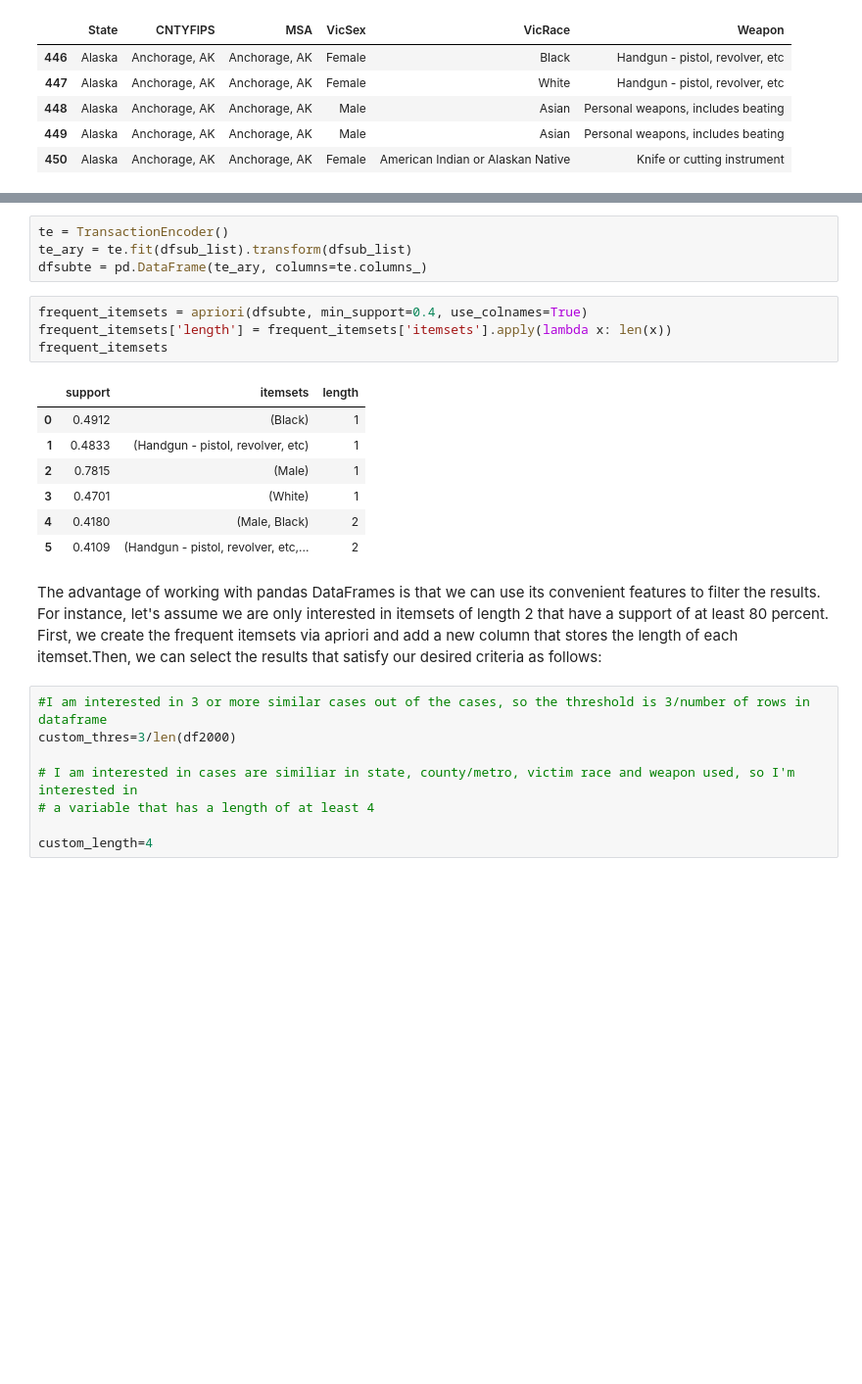
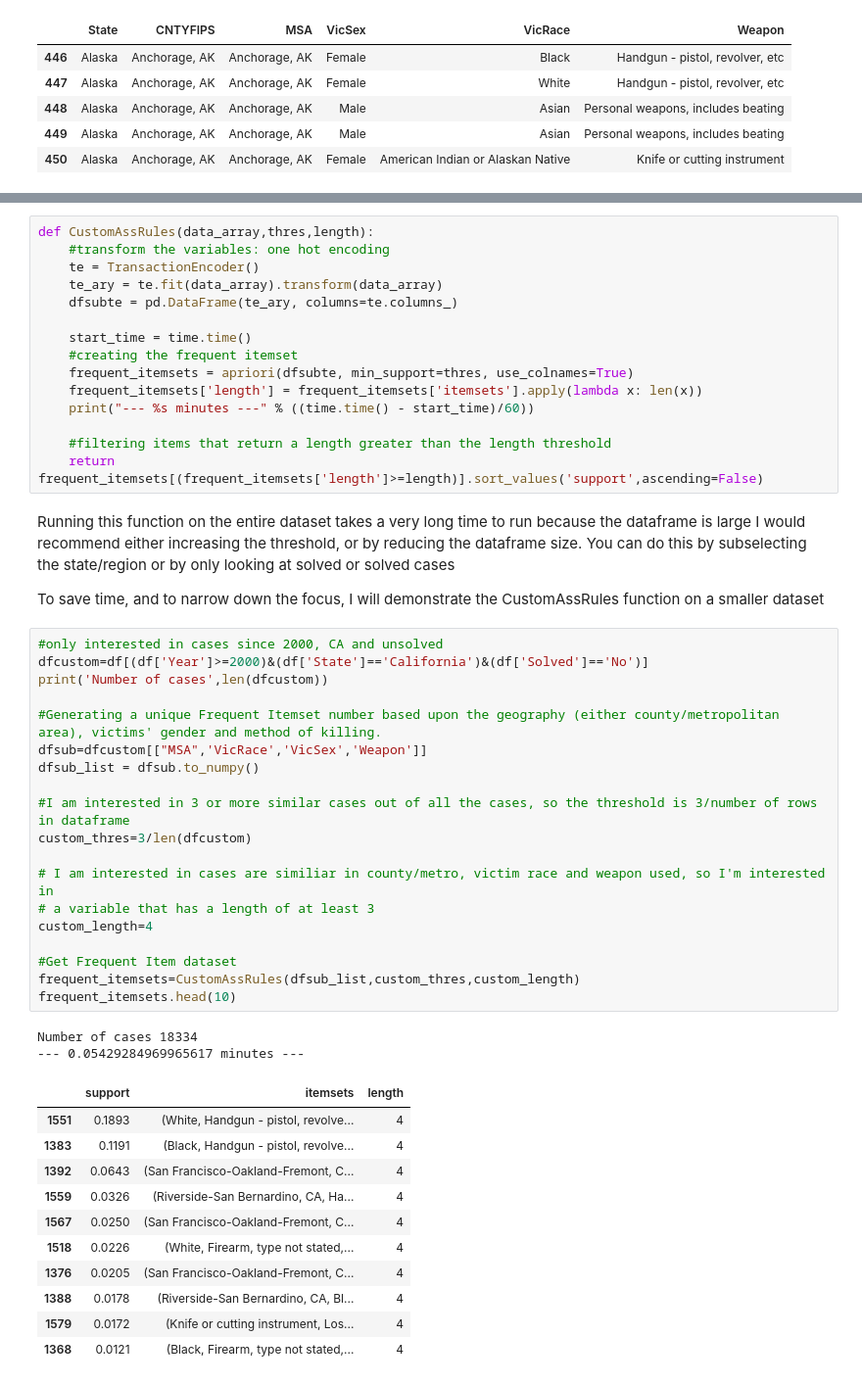
Before and after one commit to artificialnouveau/MAPdata, a Jupyter notebook: MAP Associate Rule Mining.ipynb, the cells around one changed output, grey strips where cells are left out. Shown: that part at 98% size. Cells and saved outputs as stored; diff of their text form; blank space fills up the shorter version.

```diff
--- a/MAP Associate Rule Mining.ipynb
+++ b/MAP Associate Rule Mining.ipynb
@@ -190,26 +192,52 @@ The apriori function expects data in a one-hot encoded pandas DataFrame.
-# %%
-te = TransactionEncoder()
-te_ary = te.fit(dfsub_list).transform(dfsub_list)
-dfsubte = pd.DataFrame(te_ary, columns=te.columns_)
-# %%
-frequent_itemsets = apriori(dfsubte, min_support=0.4, use_colnames=True)
-frequent_itemsets['length'] = frequent_itemsets['itemsets'].apply(lambda x: len(x))
-frequent_itemsets
-# %% [output]
-|  | support | itemsets | length |
-| 0 | 0.4912 | (Black) | 1 |
-| 1 | 0.4833 | (Handgun - pistol, revolver, etc) | 1 |
-| 2 | 0.7815 | (Male) | 1 |
-| 3 | 0.4701 | (White) | 1 |
-| 4 | 0.4180 | (Male, Black) | 2 |
-| 5 | 0.4109 | (Handgun - pistol, revolver, etc,... | 2 |
-# %% [markdown]
-The advantage of working with pandas DataFrames is that we can use its convenient features to filter the results. For instance, let's assume we are only interested in itemsets of length 2 that have a support of at least 80 percent. First, we create the frequent itemsets via apriori and add a new column that stores the length of each itemset.Then, we can select the results that satisfy our desired criteria as follows:
+# %%
+def CustomAssRules(data_array,thres,length):
+    #transform the variables: one hot encoding
+    te = TransactionEncoder()
+    te_ary = te.fit(data_array).transform(data_array)
+    dfsubte = pd.DataFrame(te_ary, columns=te.columns_)
+
+    start_time = time.time()
+    #creating the frequent itemset
+    frequent_itemsets = apriori(dfsubte, min_support=thres, use_colnames=True)
+    frequent_itemsets['length'] = frequent_itemsets['itemsets'].apply(lambda x: len(x))
+    print("--- %s minutes ---" % ((time.time() - start_time)/60))
+
+    #filtering items that return a length greater than the length threshold
+    return frequent_itemsets[(frequent_itemsets['length']>=length)].sort_values('support',ascending=False)
+# %% [markdown]
+Running this function on the entire dataset takes a very long time to run because the dataframe is large I would recommend either increasing the threshold, or by reducing the dataframe size. You can do this by subselecting the state/region or by only looking at solved or solved cases
+
+To save time, and to narrow down the focus, I will demonstrate the CustomAssRules function on a smaller dataset
 # %%
-#I am interested in 3 or more similar cases out of the cases, so the threshold is 3/number of rows in dataframe
-custom_thres=3/len(df2000)
+#only interested in cases since 2000, CA and unsolved
+dfcustom=df[(df['Year']>=2000)&(df['State']=='California')&(df['Solved']=='No')]
+print('Number of cases',len(dfcustom))
 
-# I am interested in cases are similiar in state, county/metro, victim race and weapon used, so I'm interested in
-# a variable that has a length of at least 4
+#Generating a unique Frequent Itemset number based upon the geography (either county/metropolitan area), victims' gender and method of killing.
+dfsub=dfcustom[["MSA",'VicRace','VicSex','Weapon']]
+dfsub_list = dfsub.to_numpy()
 
+#I am interested in 3 or more similar cases out of all the cases, so the threshold is 3/number of rows in dataframe
+custom_thres=3/len(dfcustom)
+
+# I am interested in cases are similiar in county/metro, victim race and weapon used, so I'm interested in
+# a variable that has a length of at least 3
 custom_length=4
+
+#Get Frequent Item dataset
+frequent_itemsets=CustomAssRules(dfsub_list,custom_thres,custom_length)
+frequent_itemsets.head(10)
+# %% [output]
+Number of cases 18334
+--- 0.05429284969965617 minutes ---
+|  | support | itemsets | length |
+| 1551 | 0.1893 | (White, Handgun - pistol, revolve... | 4 |
+| 1383 | 0.1191 | (Black, Handgun - pistol, revolve... | 4 |
+| 1392 | 0.0643 | (San Francisco-Oakland-Fremont, C... | 4 |
+| 1559 | 0.0326 | (Riverside-San Bernardino, CA, Ha... | 4 |
+| 1567 | 0.0250 | (San Francisco-Oakland-Fremont, C... | 4 |
+| 1518 | 0.0226 | (White, Firearm, type not stated,... | 4 |
+| 1376 | 0.0205 | (San Francisco-Oakland-Fremont, C... | 4 |
+| 1388 | 0.0178 | (Riverside-San Bernardino, CA, Bl... | 4 |
+| 1579 | 0.0172 | (Knife or cutting instrument, Los... | 4 |
+| 1368 | 0.0121 | (Black, Firearm, type not stated,... | 4 |
```
Also changed, not shown: parts of 8 cells of this notebook.
